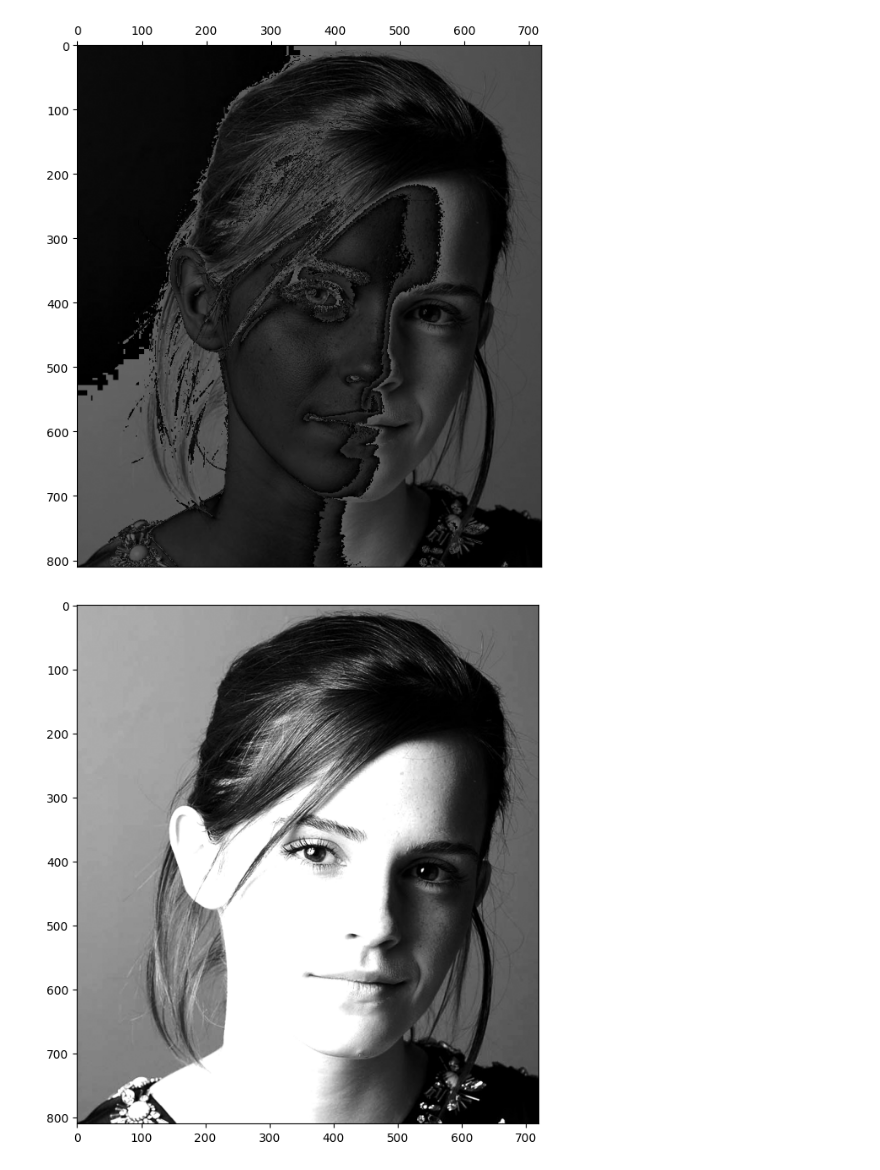
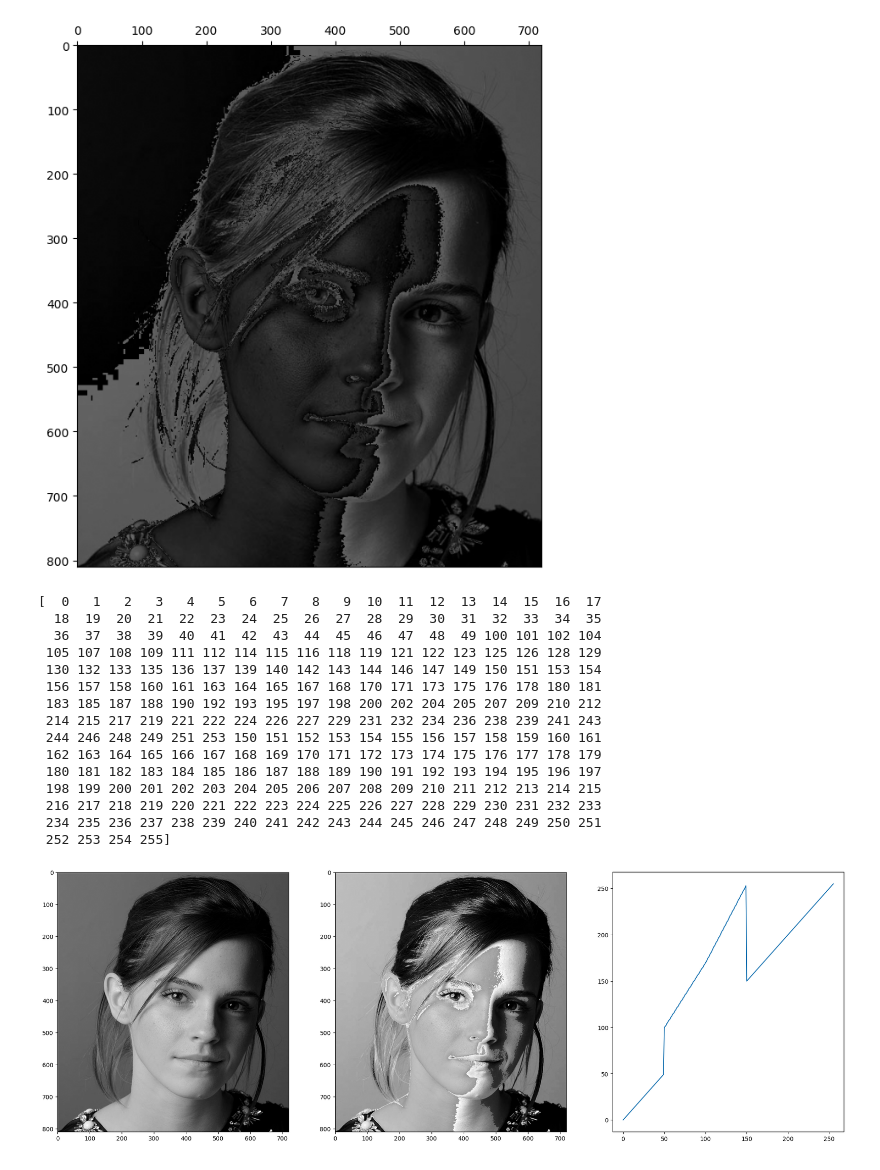
Before and after one commit to ManiiAya/EN3160_Assignment_01, a Jupyter notebook: 230065H_a01.ipynb, the cells around one changed output. Saved outputs shown, nothing was run; the diff lists cells and outputs as text; code cells hidden in the pictures.

```diff
--- a/230065H_a01.ipynb
+++ b/230065H_a01.ipynb
@@ -50,15 +50,34 @@ def intensity_transform(im, breakpoints):
     # return the final_image
     return
 # %%
-x = [0,50,100,150,255]
-y = [0,50,150,255,255]
+x = [0,50,50,100,150,150,255]
+y = [0,50,100,170,255,150,255]
 f = cv.imread("images/emma.jpg", cv.IMREAD_GRAYSCALE)
-X_interp = np.interp(f,x,y).astype(np.uint8)
+X = np.arange(256, dtype='uint8')
+F = np.interp(X,x,y).astype(np.uint8)
 
-fig, ax = plt.subplots(1,1, figsize=(8,8))
-ax.imshow(X_interp, cmap='gray', vmin=0, vmax=255)
+print(F)
+fig, axes = plt.subplots(1,3, figsize=(24,8))
+axes[0].imshow(f, cmap='gray', vmin=0, vmax=255)
+axes[1].imshow(F[f], cmap='gray', vmin=0, vmax=255)
+axes[2].plot(X,F)
 plt.show()
 
 #print(X_interp)
 # %% [output]
+[  0   1   2   3   4   5   6   7   8   9  10  11  12  13  14  15  16  17
+  18  19  20  21  22  23  24  25  26  27  28  29  30  31  32  33  34  35
+  36  37  38  39  40  41  42  43  44  45  46  47  48  49 100 101 102 104
+ 105 107 108 109 111 112 114 115 116 118 119 121 122 123 125 126 128 129
+ 130 132 133 135 136 137 139 140 142 143 144 146 147 149 150 151 153 154
+ 156 157 158 160 161 163 164 165 167 168 170 171 173 175 176 178 180 181
+ 183 185 187 188 190 192 193 195 197 198 200 202 204 205 207 209 210 212
+ 214 215 217 219 221 222 224 226 227 229 231 232 234 236 238 239 241 243
+ 244 246 248 249 251 253 150 151 152 153 154 155 156 157 158 159 160 161
+ 162 163 164 165 166 167 168 169 170 171 172 173 174 175 176 177 178 179
+ 180 181 182 183 184 185 186 187 188 189 190 191 192 193 194 195 196 197
+ 198 199 200 201 202 203 204 205 206 207 208 209 210 211 212 213 214 215
+ 216 217 218 219 220 221 222 223 224 225 226 227 228 229 230 231 232 233
+ 234 235 236 237 238 239 240 241 242 243 244 245 246 247 248 249 250 251
+ 252 253 254 255]
-[figure, old version]
+[figure, new version]
```
Also changed, not shown: parts of 2 cells of this notebook.
